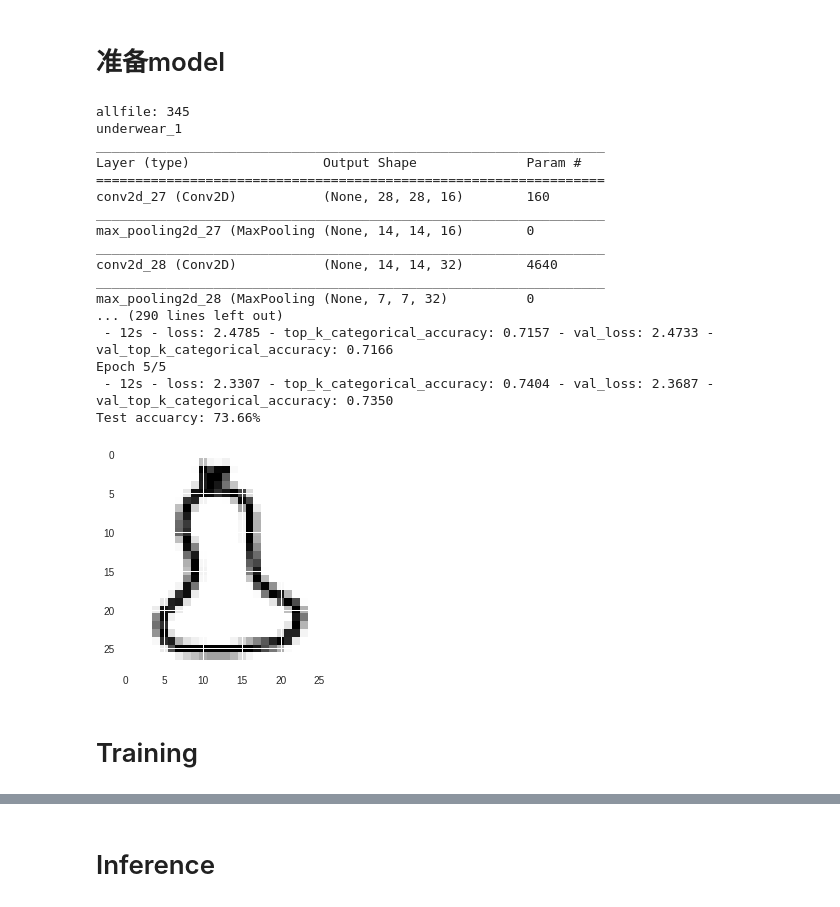
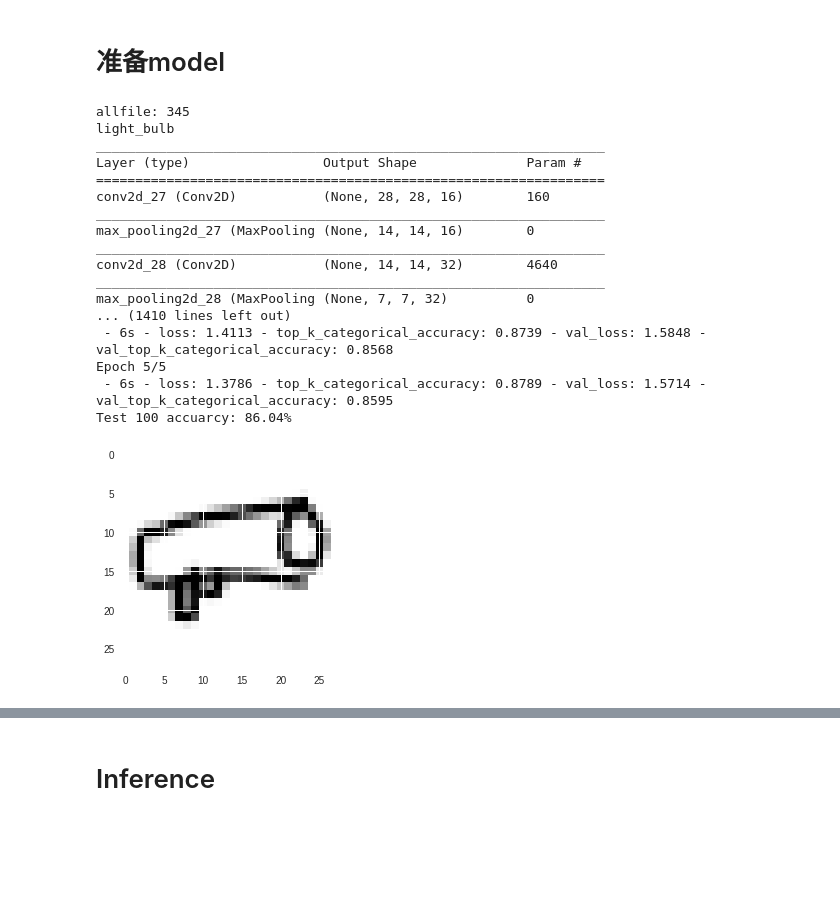
Before and after one commit to hlxabcd/hlxabcd.github.io, a Jupyter notebook: sketcher/Sketcher_new.ipynb, the cells around one changed output, grey strips where cells are left out. Cells and saved outputs as stored; diff of their text form; code cells hidden in the pictures; blank space fills up the shorter version.

```diff
--- a/sketcher/Sketcher_new.ipynb
+++ b/sketcher/Sketcher_new.ipynb
@@ -171,34 +170,25 @@ import datetime
 
 
 
-def load_data_process(root, data_process_num, vfold_ratio=0.2):
+def load_data_process(class_names, root, data_process_num, max_items_per_class=1000,vfold_ratio=0.2):
     all_files = glob.glob(os.path.join(root, '*_'+str(data_process_num)+'.npy'))
-
-    #initialize variables
-    max_items_per_class = 1000
     x = np.zeros([max_items_per_class * len(all_files), 784])
-#     x = np.empty([0, 784])
     y = np.empty([0])
-    class_names = []
     print("allfile:",len(all_files))
-    #load each data file
-    for idx, file in enumerate(all_files):
-#         print(idx,file)
-        t = time.time()
+    for idx, class_name in enumerate(class_names):
+        file = os.path.join(root, class_name+'_'+str(data_process_num)+'.npy')
+        if not os.path.exists(file):
+          print('file not found:',file)
+          continue;
         data = np.load(file)
-#         a = time.time()-t
-#         print('a:',a)
+        # 取前n个
+        data = data[:max_items_per_class,:]
         labels = np.full(data.shape[0], idx)
         x[idx * max_items_per_class:(idx + 1) * max_items_per_class] = data
-#         x = np.concatenate((x, data), axis=0)
         y = np.append(y, labels)
-#         b = time.time()-t
-#         print('b:',b)
-        class_name, ext = os.path.splitext(os.path.basename(file))
-        class_names.append(class_name)
 
-#         c = time.time()-t
-#         print('c:',c)
+        #class_name, ext = os.path.splitext(os.path.basename(file))
+#         class_names.append(class_name)
 
     data = None
     labels = None
@@ -223,15 +213,19 @@ num_classes=345
 image_size = 28
 # %% [markdown]
 # 准备model
+# %%
+f = open("class_names.txt","r")
+# And for reading use
+classes = f.readlines()
+f.close()
+classes = [c.replace('\n','').replace(' ','_') for c in classes]
 # %%
-#x_train, y_train, x_test, y_test, class_names = load_data('data')
-#num_classes = len(class_names)
-#print(len(x_train))
-data_process_count=20
+data_process_count=100
 count=1
 while(count<=data_process_count):
   # load
-  x_train, y_train, x_test, y_test, class_names = load_data_process('data_process2',count)
+  x_train, y_train, x_test, y_test, class_names = load_data_process(classes, 'data_process2', count, 100)
+
   num_classes = len(class_names)
 
   # show random data
@@ -261,39 +255,37 @@ while(count<=data_process_count):
     model.add(layers.MaxPooling2D(pool_size=(2, 2)))
     model.add(layers.Convolution2D(64, (3, 3), padding='same', activation= 'relu'))
     model.add(layers.MaxPooling2D(pool_size =(2,2)))
     model.add(layers.Flatten())
     model.add(layers.Dense(128, activation='relu'))
     model.add(layers.Dense(num_classes, activation='softmax'))
     # Train model
     adam = tf.train.AdamOptimizer()
     model.compile(loss='categorical_crossentropy',
                   optimizer=adam,
                   metrics=['top_k_categorical_accuracy'])
     print(model.summary())
 
   model.fit(x = x_train, y = y_train, validation_split=0.1, batch_size = 256, verbose=2, epochs=5)
 
   score = model.evaluate(x_test, y_test, verbose=0)
-  print('Test accuarcy: {:0.2f}%'.format(score[1] * 100))
+  print('Test {} accuarcy: {:0.2f}%'.format(count,score[1] * 100))
   count+=1
 # %% [output]
 allfile: 345
-underwear_1
+light_bulb
 _________________________________________________________________
 Layer (type)                 Output Shape              Param #
 =================================================================
 conv2d_27 (Conv2D)           (None, 28, 28, 16)        160
 _________________________________________________________________
 max_pooling2d_27 (MaxPooling (None, 14, 14, 16)        0
 _________________________________________________________________
 conv2d_28 (Conv2D)           (None, 14, 14, 32)        4640
 _________________________________________________________________
 max_pooling2d_28 (MaxPooling (None, 7, 7, 32)          0
-... (290 lines left out)
- - 12s - loss: 2.4785 - top_k_categorical_accuracy: 0.7157 - val_loss: 2.4733 - val_top_k_categorical_accuracy: 0.7166
+... (1410 lines left out)
+ - 6s - loss: 1.4113 - top_k_categorical_accuracy: 0.8739 - val_loss: 1.5848 - val_top_k_categorical_accuracy: 0.8568
 Epoch 5/5
- - 12s - loss: 2.3307 - top_k_categorical_accuracy: 0.7404 - val_loss: 2.3687 - val_top_k_categorical_accuracy: 0.7350
-Test accuarcy: 73.66%
+ - 6s - loss: 1.3786 - top_k_categorical_accuracy: 0.8789 - val_loss: 1.5714 - val_top_k_categorical_accuracy: 0.8595
+Test 100 accuarcy: 86.04%
-[figure, old version]
+[figure, new version]
-# %% [markdown]
-# Training
```
Also changed, not shown: parts of 12 cells of this notebook.
